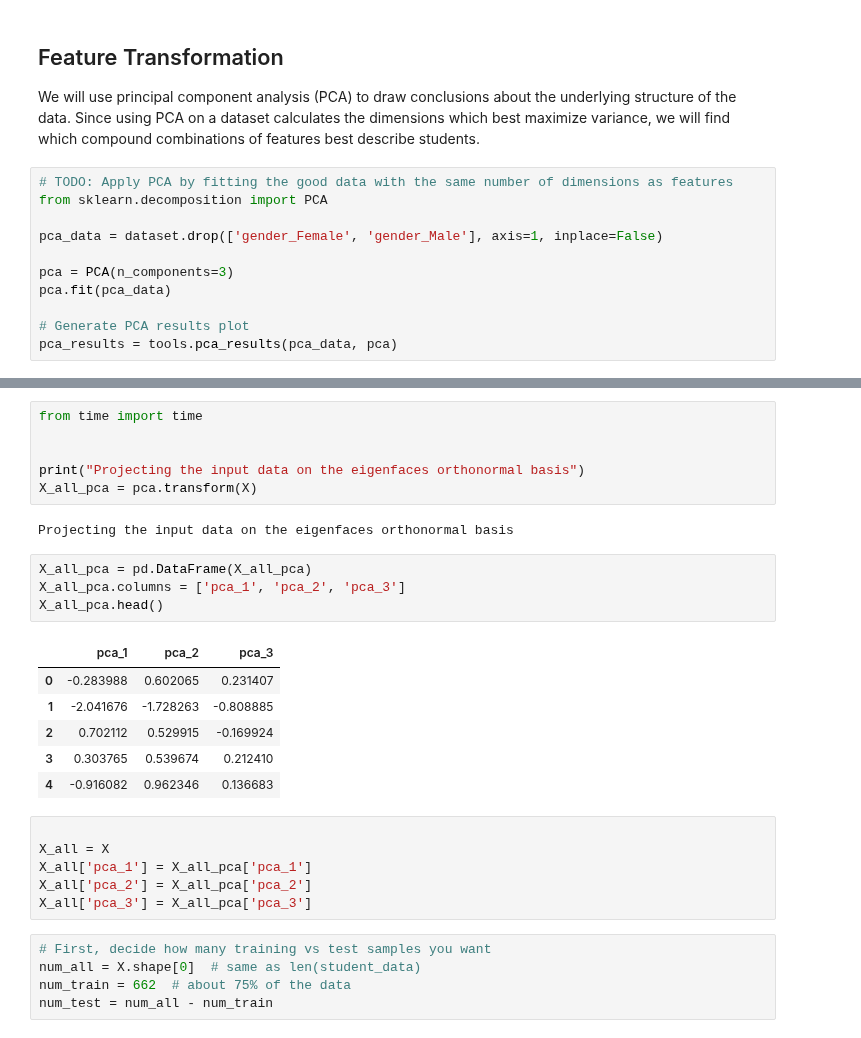
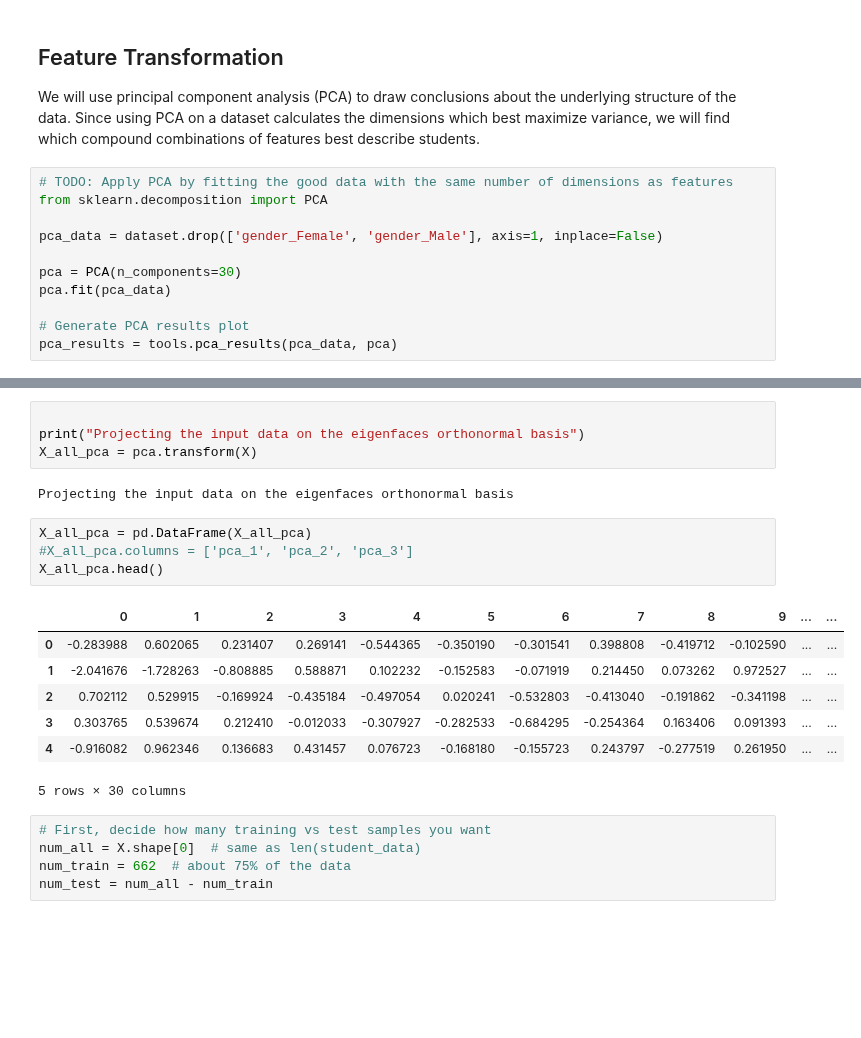
Before and after one commit to omoju/IntroCSExperiencePrediction, a Jupyter notebook: genderedCSExperience.ipynb, the cells around one changed output, grey strips where cells are left out. Saved outputs shown, nothing was run; the diff lists cells and outputs as text; blank space fills up the shorter version.

```diff
--- a/genderedCSExperience.ipynb
+++ b/genderedCSExperience.ipynb
@@ -250,7 +250,7 @@ from sklearn.decomposition import PCA
 
 pca_data = dataset.drop(['gender_Female', 'gender_Male'], axis=1, inplace=False)
 
-pca = PCA(n_components=3)
+pca = PCA(n_components=30)
 pca.fit(pca_data)
 
 # Generate PCA results plot
@@ -275,6 +267,4 @@ with sns.axes_style("white"):
 # %%
-from time import time
-
 
 print("Projecting the input data on the eigenfaces orthonormal basis")
 X_all_pca = pca.transform(X)
@@ -282,21 +272,16 @@ X_all_pca = pca.transform(X)
 Projecting the input data on the eigenfaces orthonormal basis
 # %%
 X_all_pca = pd.DataFrame(X_all_pca)
-X_all_pca.columns = ['pca_1', 'pca_2', 'pca_3']
+#X_all_pca.columns = ['pca_1', 'pca_2', 'pca_3']
 X_all_pca.head()
 # %% [output]
-|  | pca_1 | pca_2 | pca_3 |
-| 0 | -0.283988 | 0.602065 | 0.231407 |
-| 1 | -2.041676 | -1.728263 | -0.808885 |
-| 2 | 0.702112 | 0.529915 | -0.169924 |
-| 3 | 0.303765 | 0.539674 | 0.212410 |
-| 4 | -0.916082 | 0.962346 | 0.136683 |
+|  | 0 | 1 | 2 | 3 | 4 | 5 | 6 | 7 | 8 | 9 | ... | ... |
+| 0 | -0.283988 | 0.602065 | 0.231407 | 0.269141 | -0.544365 | -0.350190 | -0.301541 | 0.398808 | -0.419712 | -0.102590 | ... | ... |
+| 1 | -2.041676 | -1.728263 | -0.808885 | 0.588871 | 0.102232 | -0.152583 | -0.071919 | 0.214450 | 0.073262 | 0.972527 | ... | ... |
+| 2 | 0.702112 | 0.529915 | -0.169924 | -0.435184 | -0.497054 | 0.020241 | -0.532803 | -0.413040 | -0.191862 | -0.341198 | ... | ... |
+| 3 | 0.303765 | 0.539674 | 0.212410 | -0.012033 | -0.307927 | -0.282533 | -0.684295 | -0.254364 | 0.163406 | 0.091393 | ... | ... |
+| 4 | -0.916082 | 0.962346 | 0.136683 | 0.431457 | 0.076723 | -0.168180 | -0.155723 | 0.243797 | -0.277519 | 0.261950 | ... | ... |
+5 rows × 30 columns
-# %%
-
-X_all = X
-X_all['pca_1'] = X_all_pca['pca_1']
-X_all['pca_2'] = X_all_pca['pca_2']
-X_all['pca_3'] = X_all_pca['pca_3']
 # %%
 # First, decide how many training vs test samples you want
 num_all = X.shape[0]  # same as len(student_data)
```
Also changed, not shown: parts of 22 cells of this notebook, 2 other files.
